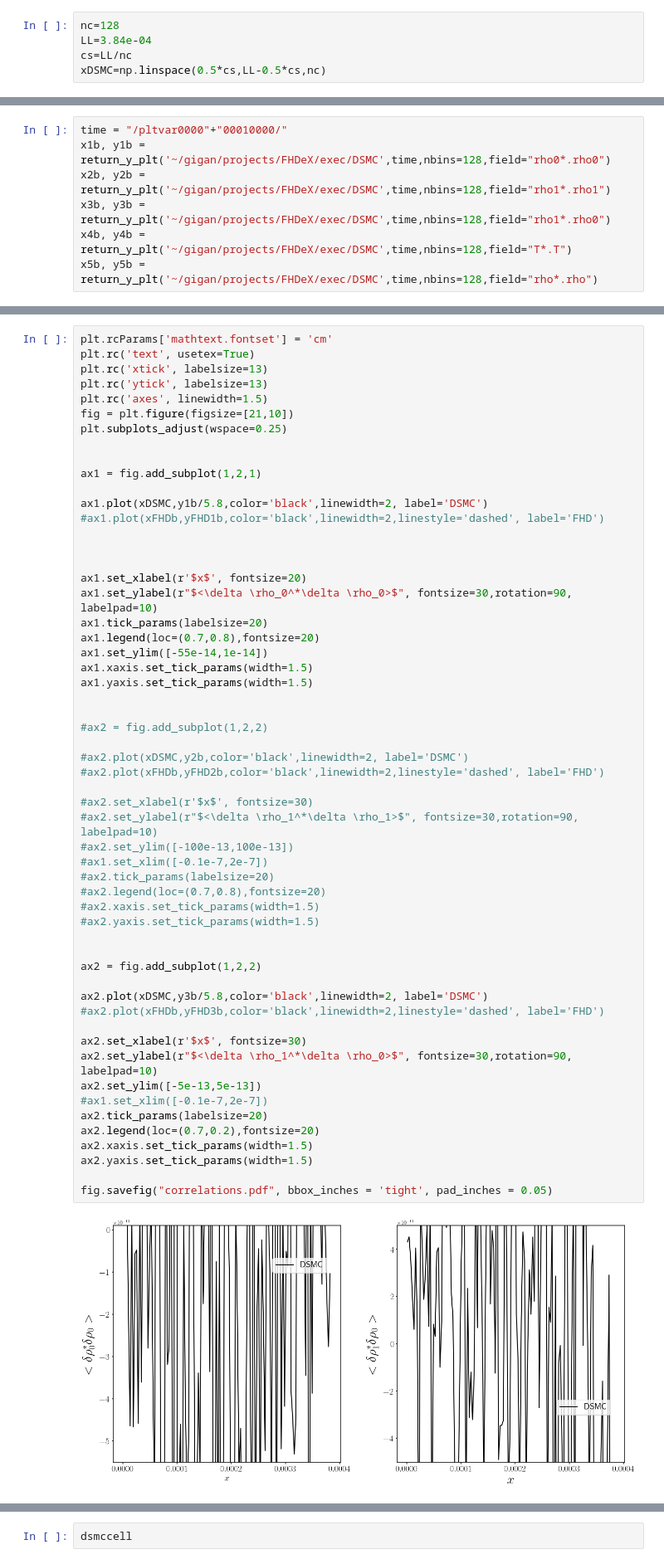
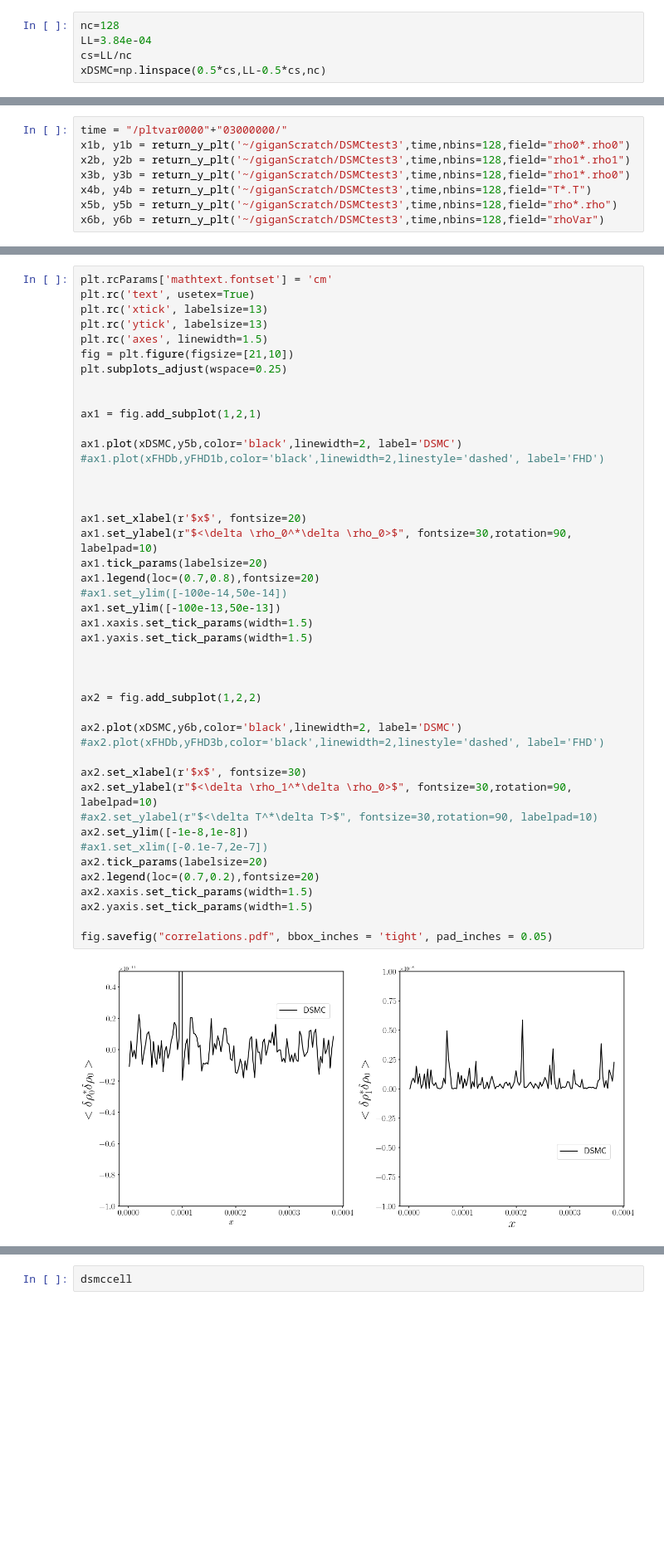
Before and after one commit to AMReX-FHD/notebooks, a Jupyter notebook: dsmcPlotting.ipynb, the cells around one changed output, grey strips where cells are left out. Shown at 83% size. Saved outputs shown, nothing was run; the diff lists cells and outputs as text; blank space fills up the shorter version.

Commit message:
dsmc plotting notebook updates

```diff
--- a/dsmcPlotting.ipynb
+++ b/dsmcPlotting.ipynb
@@ -284,7 +301,8 @@ yt : [INFO     ] 2022-05-10 19:46:03,495 Parameters: domain_right_edge         =
 # %%
-time = "/pltvar0000"+"00010000/"
-x1b, y1b = return_y_plt('~/gigan/projects/FHDeX/exec/DSMC',time,nbins=128,field="rho0*.rho0")
-x2b, y2b = return_y_plt('~/gigan/projects/FHDeX/exec/DSMC',time,nbins=128,field="rho1*.rho1")
-x3b, y3b = return_y_plt('~/gigan/projects/FHDeX/exec/DSMC',time,nbins=128,field="rho1*.rho0")
-x4b, y4b = return_y_plt('~/gigan/projects/FHDeX/exec/DSMC',time,nbins=128,field="T*.T")
-x5b, y5b = return_y_plt('~/gigan/projects/FHDeX/exec/DSMC',time,nbins=128,field="rho*.rho")
+time = "/pltvar0000"+"03000000/"
+x1b, y1b = return_y_plt('~/giganScratch/DSMCtest3',time,nbins=128,field="rho0*.rho0")
+x2b, y2b = return_y_plt('~/giganScratch/DSMCtest3',time,nbins=128,field="rho1*.rho1")
+x3b, y3b = return_y_plt('~/giganScratch/DSMCtest3',time,nbins=128,field="rho1*.rho0")
+x4b, y4b = return_y_plt('~/giganScratch/DSMCtest3',time,nbins=128,field="T*.T")
+x5b, y5b = return_y_plt('~/giganScratch/DSMCtest3',time,nbins=128,field="rho*.rho")
+x6b, y6b = return_y_plt('~/giganScratch/DSMCtest3',time,nbins=128,field="rhoVar")
@@ -300,51 +336,39 @@ plt.subplots_adjust(wspace=0.25)
 
 ax1 = fig.add_subplot(1,2,1)
 
-ax1.plot(xDSMC,y1b/5.8,color='black',linewidth=2, label='DSMC')
+ax1.plot(xDSMC,y5b,color='black',linewidth=2, label='DSMC')
 #ax1.plot(xFHDb,yFHD1b,color='black',linewidth=2,linestyle='dashed', label='FHD')
 
 
 
 ax1.set_xlabel(r'$x$', fontsize=20)
 ax1.set_ylabel(r"$<\delta \rho_0^*\delta \rho_0>$", fontsize=30,rotation=90, labelpad=10)
 ax1.tick_params(labelsize=20)
 ax1.legend(loc=(0.7,0.8),fontsize=20)
-ax1.set_ylim([-55e-14,1e-14])
+#ax1.set_ylim([-100e-14,50e-14])
+ax1.set_ylim([-100e-13,50e-13])
 ax1.xaxis.set_tick_params(width=1.5)
 ax1.yaxis.set_tick_params(width=1.5)
 
 
-#ax2 = fig.add_subplot(1,2,2)
-
-#ax2.plot(xDSMC,y2b,color='black',linewidth=2, label='DSMC')
-#ax2.plot(xFHDb,yFHD2b,color='black',linewidth=2,linestyle='dashed', label='FHD')
-
-#ax2.set_xlabel(r'$x$', fontsize=30)
-#ax2.set_ylabel(r"$<\delta \rho_1^*\delta \rho_1>$", fontsize=30,rotation=90, labelpad=10)
-#ax2.set_ylim([-100e-13,100e-13])
-#ax1.set_xlim([-0.1e-7,2e-7])
-#ax2.tick_params(labelsize=20)
-#ax2.legend(loc=(0.7,0.8),fontsize=20)
-#ax2.xaxis.set_tick_params(width=1.5)
-#ax2.yaxis.set_tick_params(width=1.5)
-
 
 ax2 = fig.add_subplot(1,2,2)
 
-ax2.plot(xDSMC,y3b/5.8,color='black',linewidth=2, label='DSMC')
+ax2.plot(xDSMC,y6b,color='black',linewidth=2, label='DSMC')
 #ax2.plot(xFHDb,yFHD3b,color='black',linewidth=2,linestyle='dashed', label='FHD')
 
 ax2.set_xlabel(r'$x$', fontsize=30)
 ax2.set_ylabel(r"$<\delta \rho_1^*\delta \rho_0>$", fontsize=30,rotation=90, labelpad=10)
-ax2.set_ylim([-5e-13,5e-13])
+#ax2.set_ylabel(r"$<\delta T^*\delta T>$", fontsize=30,rotation=90, labelpad=10)
+ax2.set_ylim([-1e-8,1e-8])
 #ax1.set_xlim([-0.1e-7,2e-7])
 ax2.tick_params(labelsize=20)
 ax2.legend(loc=(0.7,0.2),fontsize=20)
 ax2.xaxis.set_tick_params(width=1.5)
 ax2.yaxis.set_tick_params(width=1.5)
 
 fig.savefig("correlations.pdf", bbox_inches = 'tight', pad_inches = 0.05)
 # %% [output]
-[figure, old version]
+[figure, new version]
 # %%
 fhdcell=(xFHD[1]-xFHD[0])**3;
```
Also changed, not shown: parts of 20 cells of this notebook.
